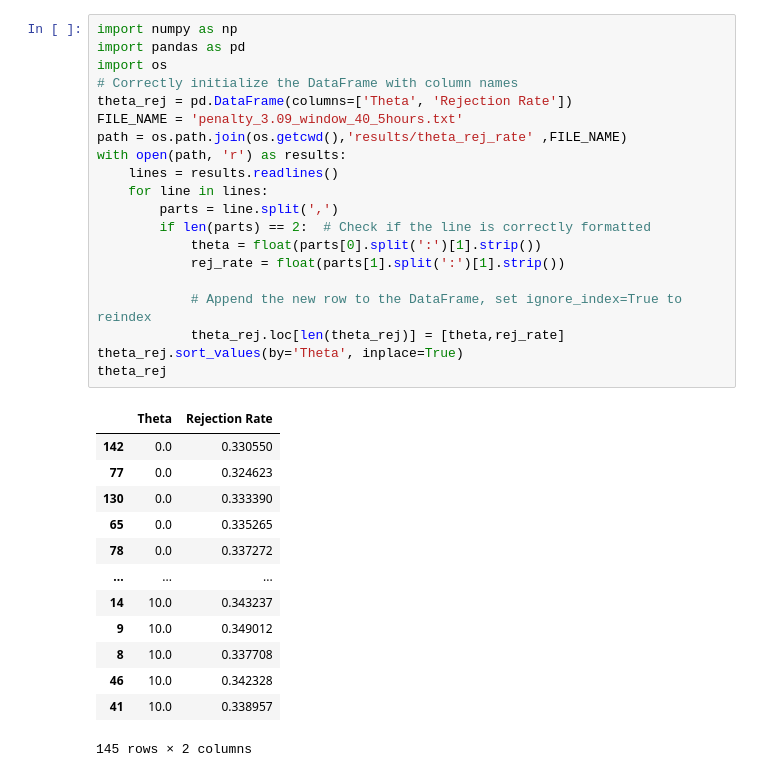
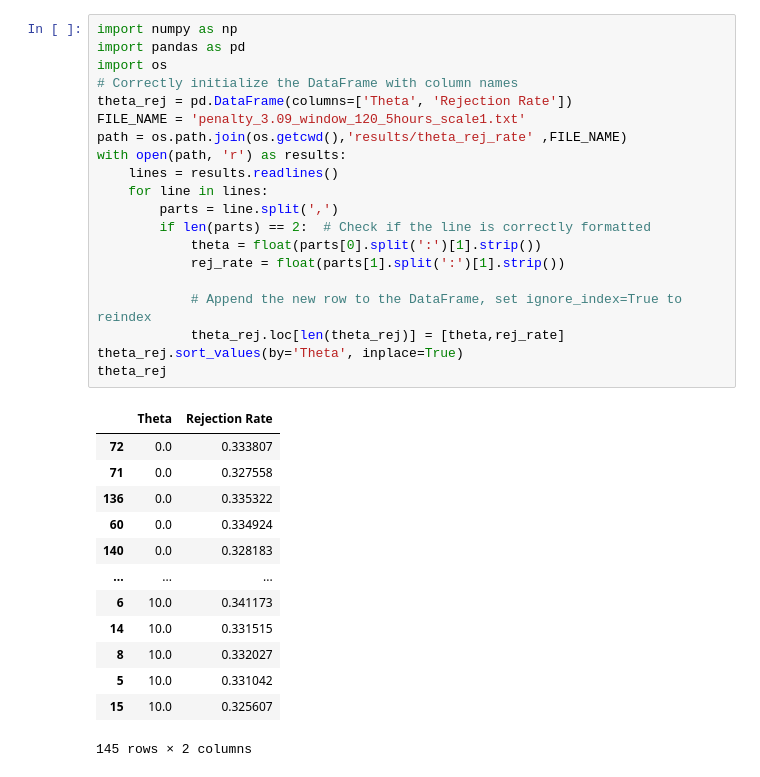
Before and after one commit to ricardo3709/Simulator, a Jupyter notebook: exp_results_theta_values.ipynb, the cells around one changed output. Cells and saved outputs as stored; diff of their text form.

```diff
--- a/exp_results_theta_values.ipynb
+++ b/exp_results_theta_values.ipynb
@@ -1,36 +1,36 @@
 # %%
 import numpy as np
 import pandas as pd
 import os
 # Correctly initialize the DataFrame with column names
 theta_rej = pd.DataFrame(columns=['Theta', 'Rejection Rate'])
-FILE_NAME = 'penalty_3.09_window_40_5hours.txt'
+FILE_NAME = 'penalty_3.09_window_120_5hours_scale1.txt'
 path = os.path.join(os.getcwd(),'results/theta_rej_rate' ,FILE_NAME)
 with open(path, 'r') as results:
     lines = results.readlines()
     for line in lines:
         parts = line.split(',')
         if len(parts) == 2:  # Check if the line is correctly formatted
             theta = float(parts[0].split(':')[1].strip())
             rej_rate = float(parts[1].split(':')[1].strip())
 
             # Append the new row to the DataFrame, set ignore_index=True to reindex
             theta_rej.loc[len(theta_rej)] = [theta,rej_rate]
 theta_rej.sort_values(by='Theta', inplace=True)
 theta_rej
 # %% [output]
 |  | Theta | Rejection Rate |
-| 142 | 0.0 | 0.330550 |
-| 77 | 0.0 | 0.324623 |
-| 130 | 0.0 | 0.333390 |
-| 65 | 0.0 | 0.335265 |
-| 78 | 0.0 | 0.337272 |
+| 72 | 0.0 | 0.333807 |
+| 71 | 0.0 | 0.327558 |
+| 136 | 0.0 | 0.335322 |
+| 60 | 0.0 | 0.334924 |
+| 140 | 0.0 | 0.328183 |
 | ... | ... | ... |
-| 14 | 10.0 | 0.343237 |
-| 9 | 10.0 | 0.349012 |
-| 8 | 10.0 | 0.337708 |
-| 46 | 10.0 | 0.342328 |
-| 41 | 10.0 | 0.338957 |
+| 6 | 10.0 | 0.341173 |
+| 14 | 10.0 | 0.331515 |
+| 8 | 10.0 | 0.332027 |
+| 5 | 10.0 | 0.331042 |
+| 15 | 10.0 | 0.325607 |
 145 rows × 2 columns
 # %%
 # Calculating mean rejection rate for each theta
```
Also changed, not shown: parts of 2 cells of this notebook.
